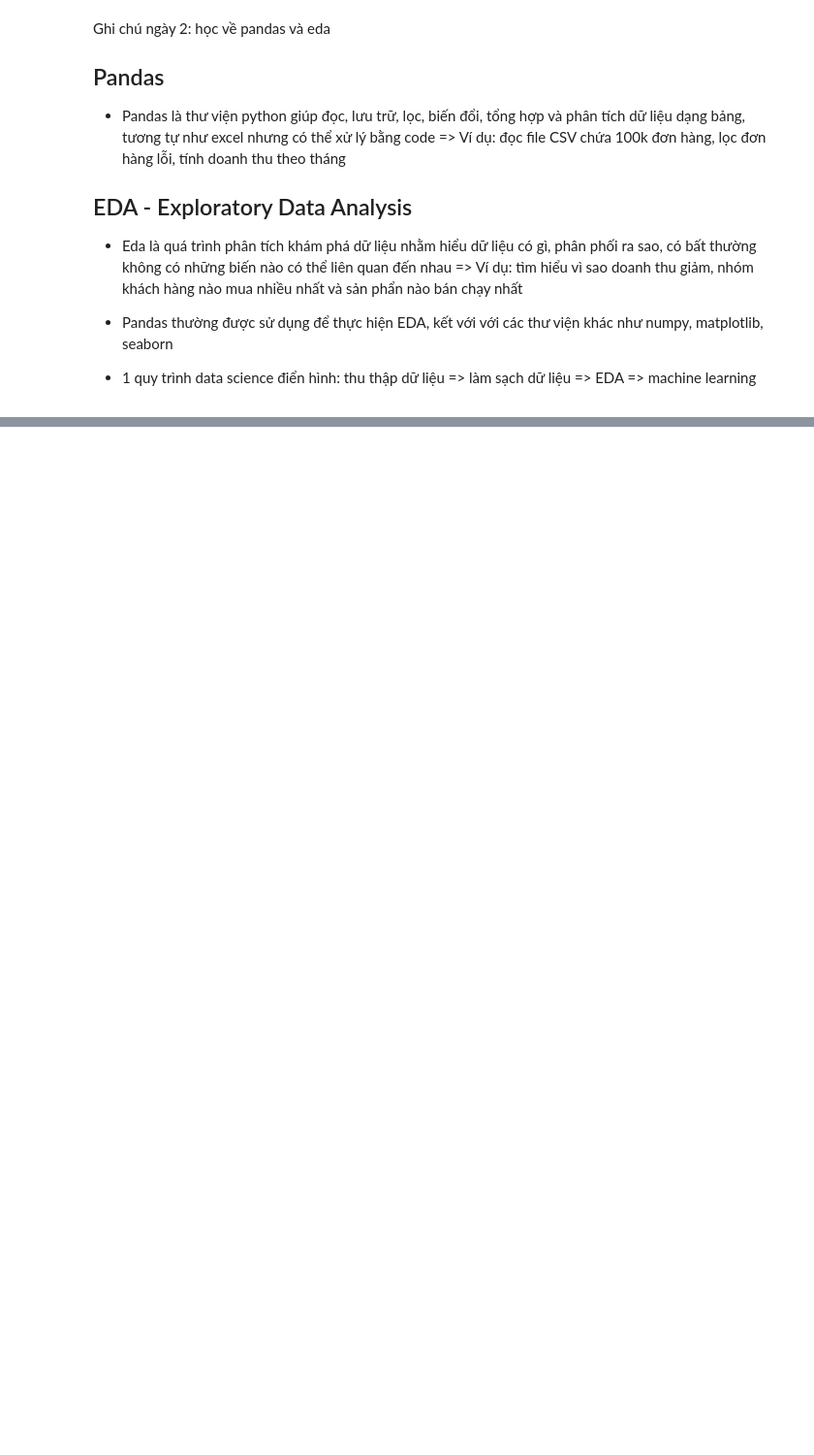
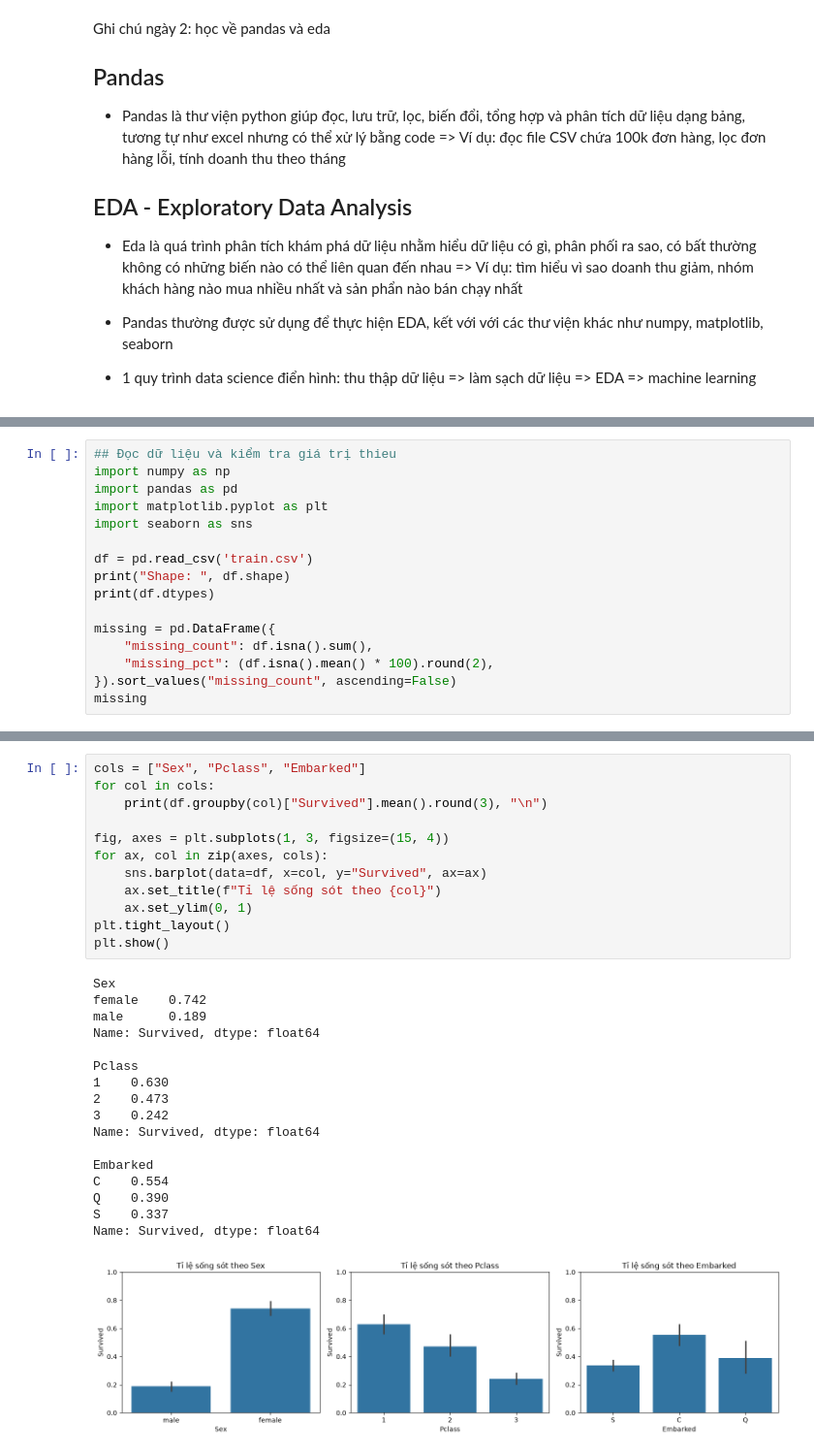
Before and after one commit to nvtquang/ai-engineer-journey, a Jupyter notebook: week01/day2_eda.ipynb, the cells around one changed output, grey strips where cells are left out. Shown at 97% size. Cells and saved outputs as stored; diff of their text form; blank space fills up the shorter version.

```diff
--- a/week01/day2_eda.ipynb
+++ b/week01/day2_eda.ipynb
@@ -38,0 +13,16 @@ Name: Product A, dtype: int64
+# %%
+## Đọc dữ liệu và kiểm tra giá trị thieu
+import numpy as np
+import pandas as pd
+import matplotlib.pyplot as plt
+import seaborn as sns
+
+df = pd.read_csv('train.csv')
+print("Shape: ", df.shape)
+print(df.dtypes)
+
+missing = pd.DataFrame({
+    "missing_count": df.isna().sum(),
+    "missing_pct": (df.isna().mean() * 100).round(2),
+}).sort_values("missing_count", ascending=False)
+missing
@@ -38,0 +67,30 @@ Name: Product A, dtype: int64
+# %%
+cols = ["Sex", "Pclass", "Embarked"]
+for col in cols:
+    print(df.groupby(col)["Survived"].mean().round(3), "\n")
+
+fig, axes = plt.subplots(1, 3, figsize=(15, 4))
+for ax, col in zip(axes, cols):
+    sns.barplot(data=df, x=col, y="Survived", ax=ax)
+    ax.set_title(f"Tỉ lệ sống sót theo {col}")
+    ax.set_ylim(0, 1)
+plt.tight_layout()
+plt.show()
+# %% [output]
+Sex
+female    0.742
+male      0.189
+Name: Survived, dtype: float64
+
+Pclass
+1    0.630
+2    0.473
+3    0.242
+Name: Survived, dtype: float64
+
+Embarked
+C    0.554
+Q    0.390
+S    0.337
+Name: Survived, dtype: float64
+[figure, added]
```
Also changed, not shown: parts of 17 cells of this notebook, 2 other files.
